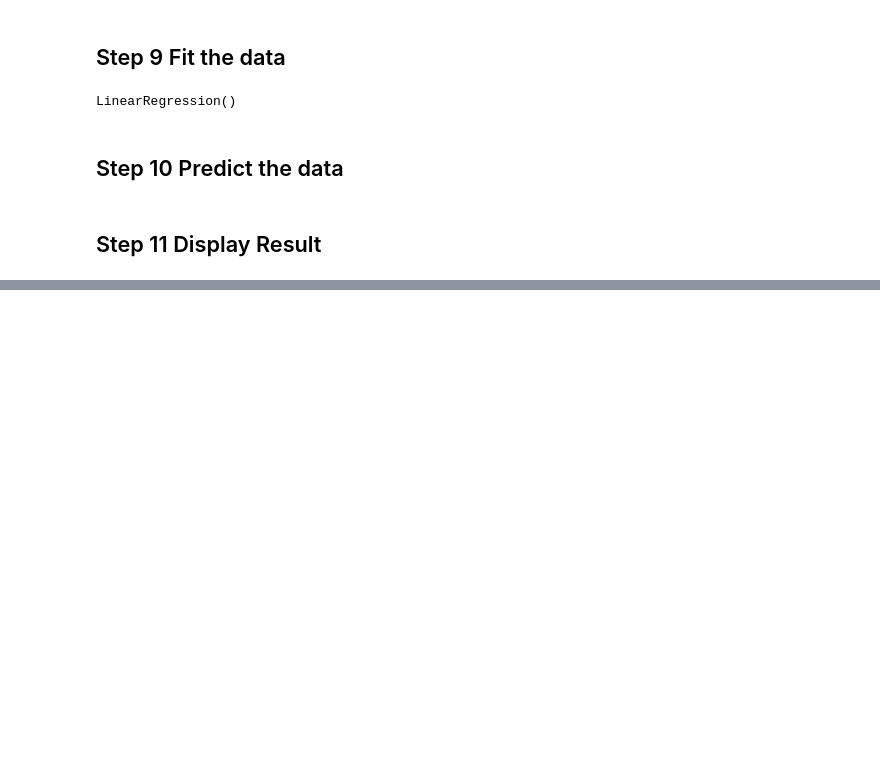
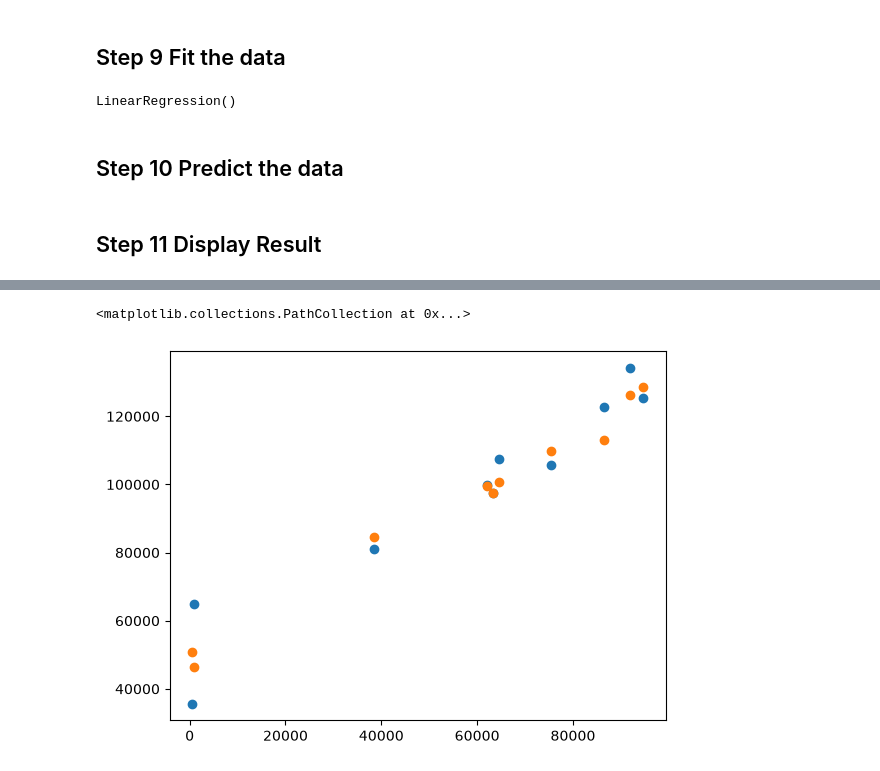
Before and after one commit to Jarvish1xyz/Sem-5, a Jupyter notebook: ML/Lab-4/Lab 4_EMPTY.ipynb, the cells around one changed output, grey strips where cells are left out. Drawn from its saved outputs; the diff is of its cells as text; code cells hidden in the pictures; blank space fills up the shorter version.

```diff
--- a/ML/Lab-4/Lab 4_EMPTY.ipynb
+++ b/ML/Lab-4/Lab 4_EMPTY.ipynb
@@ -287,0 +327,6 @@ LinearRegression()
+# %%
+plt.scatter(xTest['R&D Spend'], yTest)
+plt.scatter(xTest['R&D Spend'], yPredict)
+# %% [output]
+<matplotlib.collections.PathCollection at 0x...>
+[figure, added]
```
Also changed, not shown: parts of 10 cells of this notebook.
